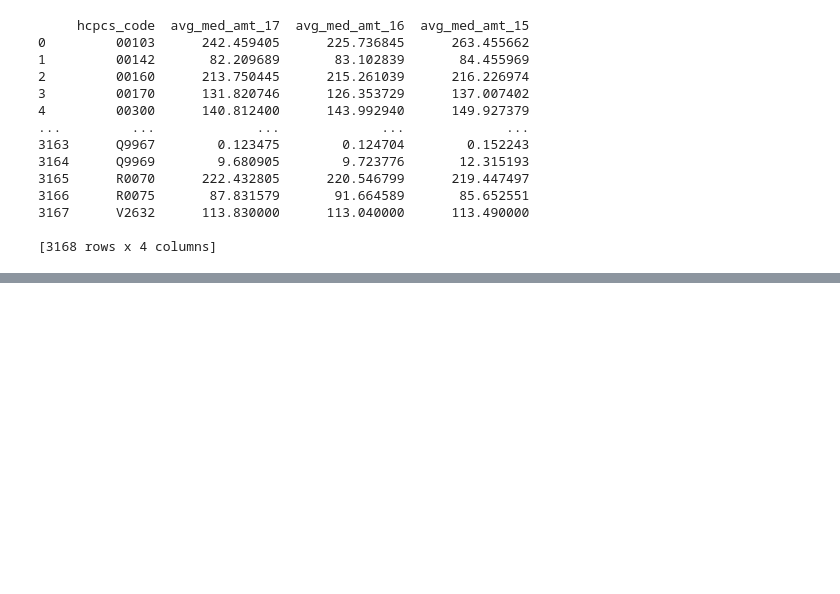
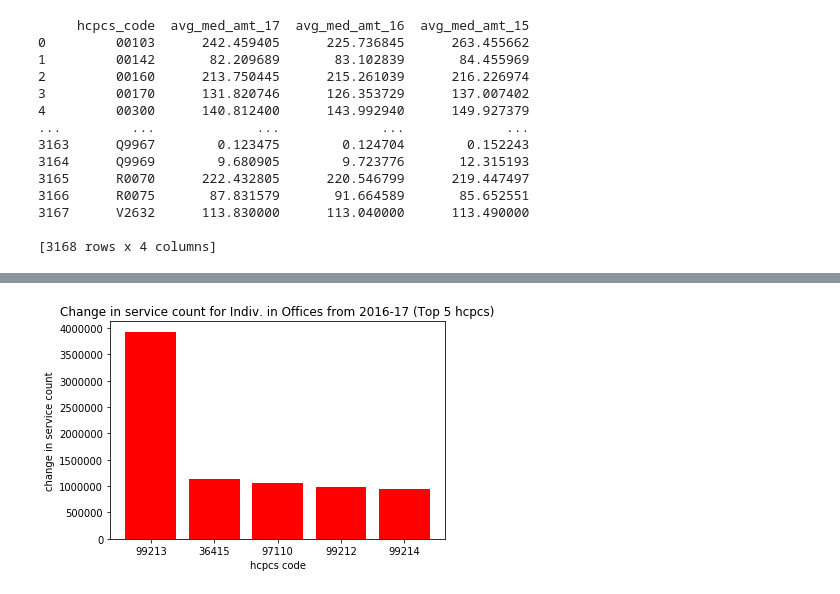
Before and after one commit to adamtsuch21/healthcare-bluebook-red-team, a Jupyter notebook: AT_option2.ipynb, the cells around one changed output, grey strips where cells are left out. Cells and saved outputs as stored; diff of their text form; code cells hidden in the pictures; blank space fills up the shorter version.

```diff
--- a/AT_option2.ipynb
+++ b/AT_option2.ipynb
@@ -177,0 +388,3 @@ print(phys_join.head())
+# %%
+phys_srvc_indv_O = phys_srvc_indv_O[phys_srvc_indv_O['place_of_service'] == 'O']
+print(np.shape(phys_srvc_indv_O))
@@ -177,0 +408,4 @@ print(phys_join.head())
+# %%
+phys_srvc_io_group = phys_srvc_indv_O.groupby('hcpcs_code').sum()
+phys_srvc_io_group = phys_srvc_io_group.reset_index()
+print(phys_srvc_io_group)
@@ -177,0 +427,8 @@ print(phys_join.head())
+# %%
+phys_srvc_io_group['16/17_srvc_chng'] = abs(phys_srvc_io_group['srvc_cnt_17'] - phys_srvc_io_group['srvc_cnt_16'])
+phys_srvc_io_group['15/16_srvc_chng'] = abs(phys_srvc_io_group['srvc_cnt_16'] - phys_srvc_io_group['srvc_cnt_15'])
+phys_srvc_io_group['15/17_srvc_chng'] = abs(phys_srvc_io_group['srvc_cnt_17'] - phys_srvc_io_group['srvc_cnt_15'])
+# %%
+phys_srvc_io_1617 = phys_srvc_io_group.sort_values(by=['16/17_srvc_chng'], ascending=False).head()
+phys_srvc_io_1617 = phys_srvc_io_1617.drop(columns={'srvc_cnt_15', '15/16_srvc_chng', '15/17_srvc_chng'})
+print(phys_srvc_io_1617)
@@ -177,0 +655,8 @@ print(phys_join.head())
+# %%
+plt.bar(phys_srvc_io_1617['hcpcs_code'], phys_srvc_io_1617['16/17_srvc_chng'], color='red')
+plt.xlabel('hcpcs code')
+plt.ylabel('change in service count')
+plt.title('Change in service count for Indiv. in Offices from 2016-17 (Top 5 hcpcs)')
+plt.show()
+# %% [output]
+[figure, added]
```
Also changed, not shown: parts of 73 cells of this notebook, 13 other files.
